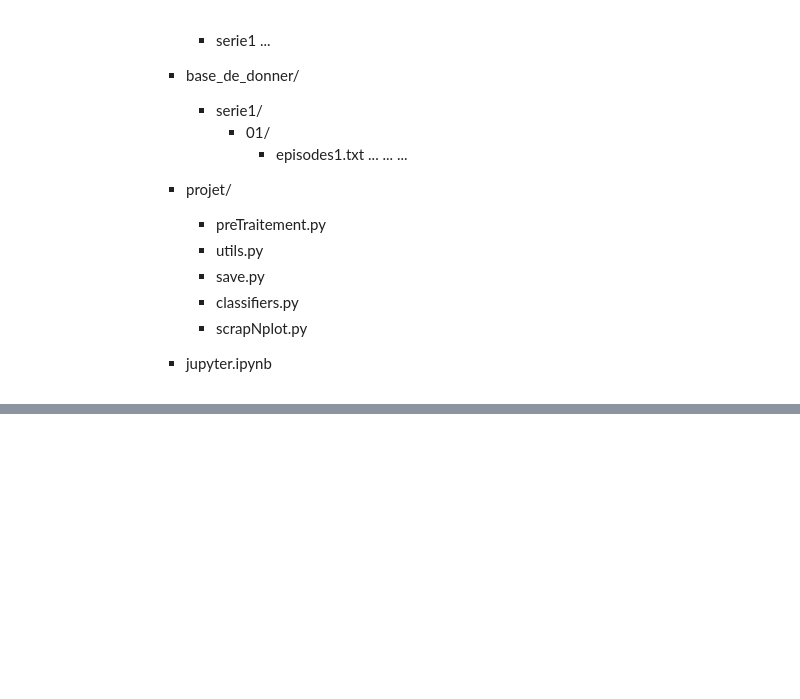
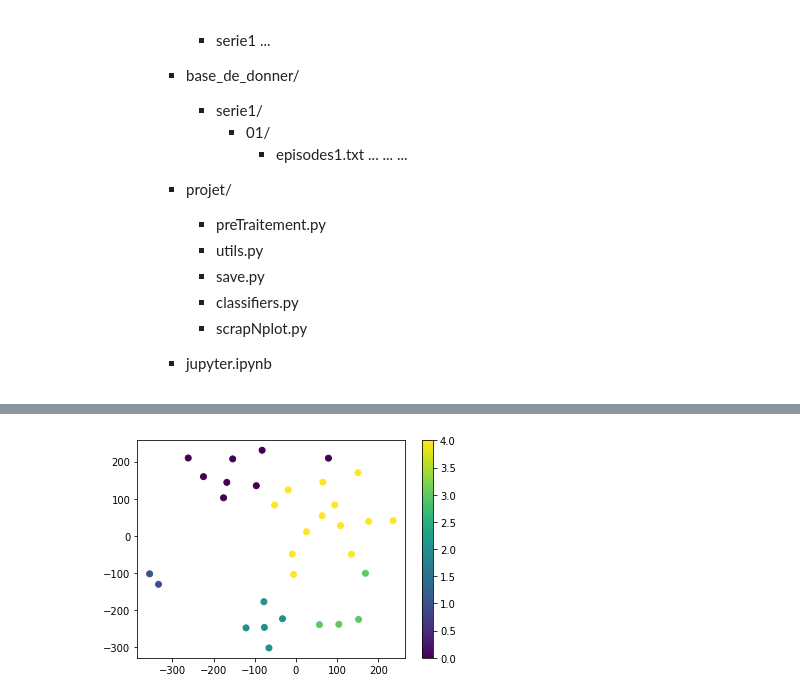
Before and after one commit to Achraf99Jday/RecommendationAlgorithm, a Jupyter notebook: jupyter.ipynb, the cells around one changed output, grey strips where cells are left out. Drawn from its saved outputs; the diff is of its cells as text; code cells hidden in the pictures; blank space fills up the shorter version.

```diff
--- a/jupyter.ipynb
+++ b/jupyter.ipynb
@@ -120,0 +131,4 @@ ion',
+# %%
+ut.affiche2dScatter(X3,Y)
+# %% [output]
+[figure, added]
```
Also changed, not shown: parts of 35 cells of this notebook, 9 other files.
